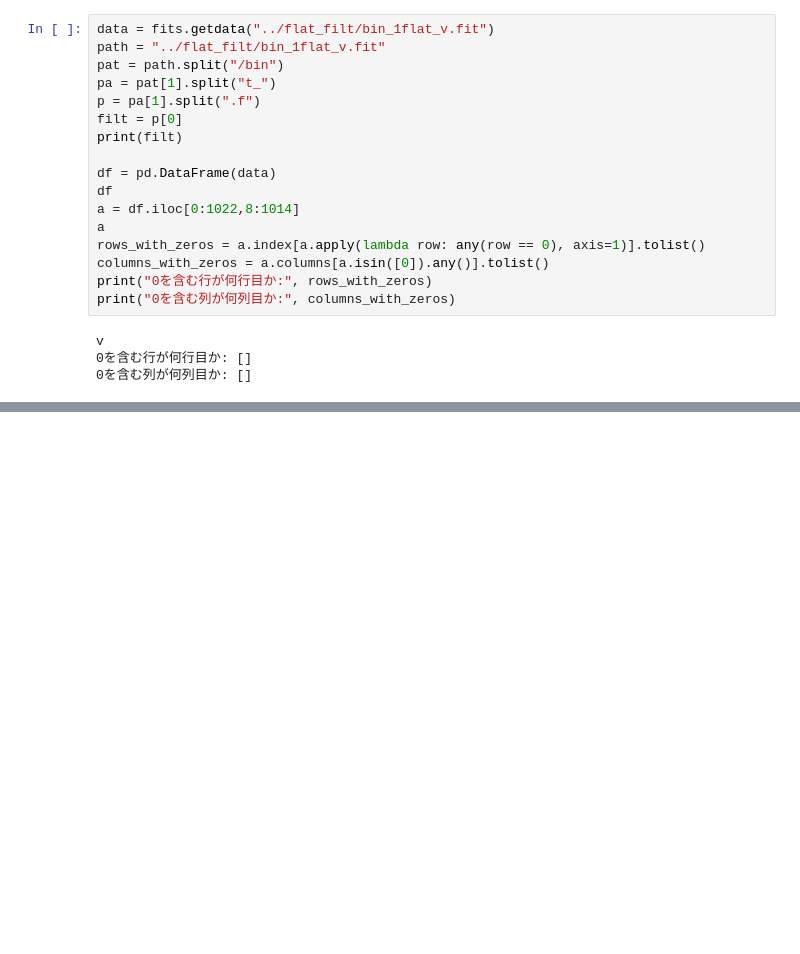
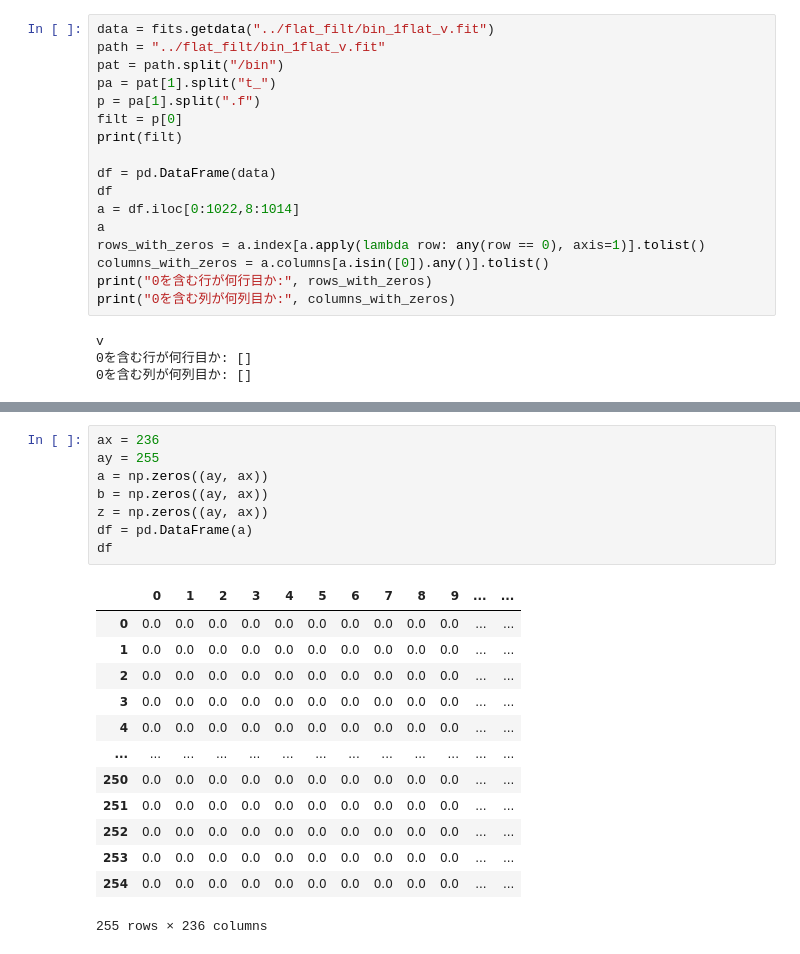
Before and after one commit to akihirohattori/preprocess, a Jupyter notebook: test.ipynb, the cells around one changed output, grey strips where cells are left out. Cells and saved outputs as stored; diff of their text form; blank space fills up the shorter version.

```diff
--- a/test.ipynb
+++ b/test.ipynb
@@ -432,0 +467,22 @@ data.shape
+# %%
+ax = 236
+ay = 255
+a = np.zeros((ay, ax))
+b = np.zeros((ay, ax))
+z = np.zeros((ay, ax))
+df = pd.DataFrame(a)
+df
+# %% [output]
+|  | 0 | 1 | 2 | 3 | 4 | 5 | 6 | 7 | 8 | 9 | ... | ... |
+| 0 | 0.0 | 0.0 | 0.0 | 0.0 | 0.0 | 0.0 | 0.0 | 0.0 | 0.0 | 0.0 | ... | ... |
+| 1 | 0.0 | 0.0 | 0.0 | 0.0 | 0.0 | 0.0 | 0.0 | 0.0 | 0.0 | 0.0 | ... | ... |
+| 2 | 0.0 | 0.0 | 0.0 | 0.0 | 0.0 | 0.0 | 0.0 | 0.0 | 0.0 | 0.0 | ... | ... |
+| 3 | 0.0 | 0.0 | 0.0 | 0.0 | 0.0 | 0.0 | 0.0 | 0.0 | 0.0 | 0.0 | ... | ... |
+| 4 | 0.0 | 0.0 | 0.0 | 0.0 | 0.0 | 0.0 | 0.0 | 0.0 | 0.0 | 0.0 | ... | ... |
+| ... | ... | ... | ... | ... | ... | ... | ... | ... | ... | ... | ... | ... |
+| 250 | 0.0 | 0.0 | 0.0 | 0.0 | 0.0 | 0.0 | 0.0 | 0.0 | 0.0 | 0.0 | ... | ... |
+| 251 | 0.0 | 0.0 | 0.0 | 0.0 | 0.0 | 0.0 | 0.0 | 0.0 | 0.0 | 0.0 | ... | ... |
+| 252 | 0.0 | 0.0 | 0.0 | 0.0 | 0.0 | 0.0 | 0.0 | 0.0 | 0.0 | 0.0 | ... | ... |
+| 253 | 0.0 | 0.0 | 0.0 | 0.0 | 0.0 | 0.0 | 0.0 | 0.0 | 0.0 | 0.0 | ... | ... |
+| 254 | 0.0 | 0.0 | 0.0 | 0.0 | 0.0 | 0.0 | 0.0 | 0.0 | 0.0 | 0.0 | ... | ... |
+255 rows × 236 columns
```
Also changed, not shown: parts of 7 cells of this notebook, 2 other files.
